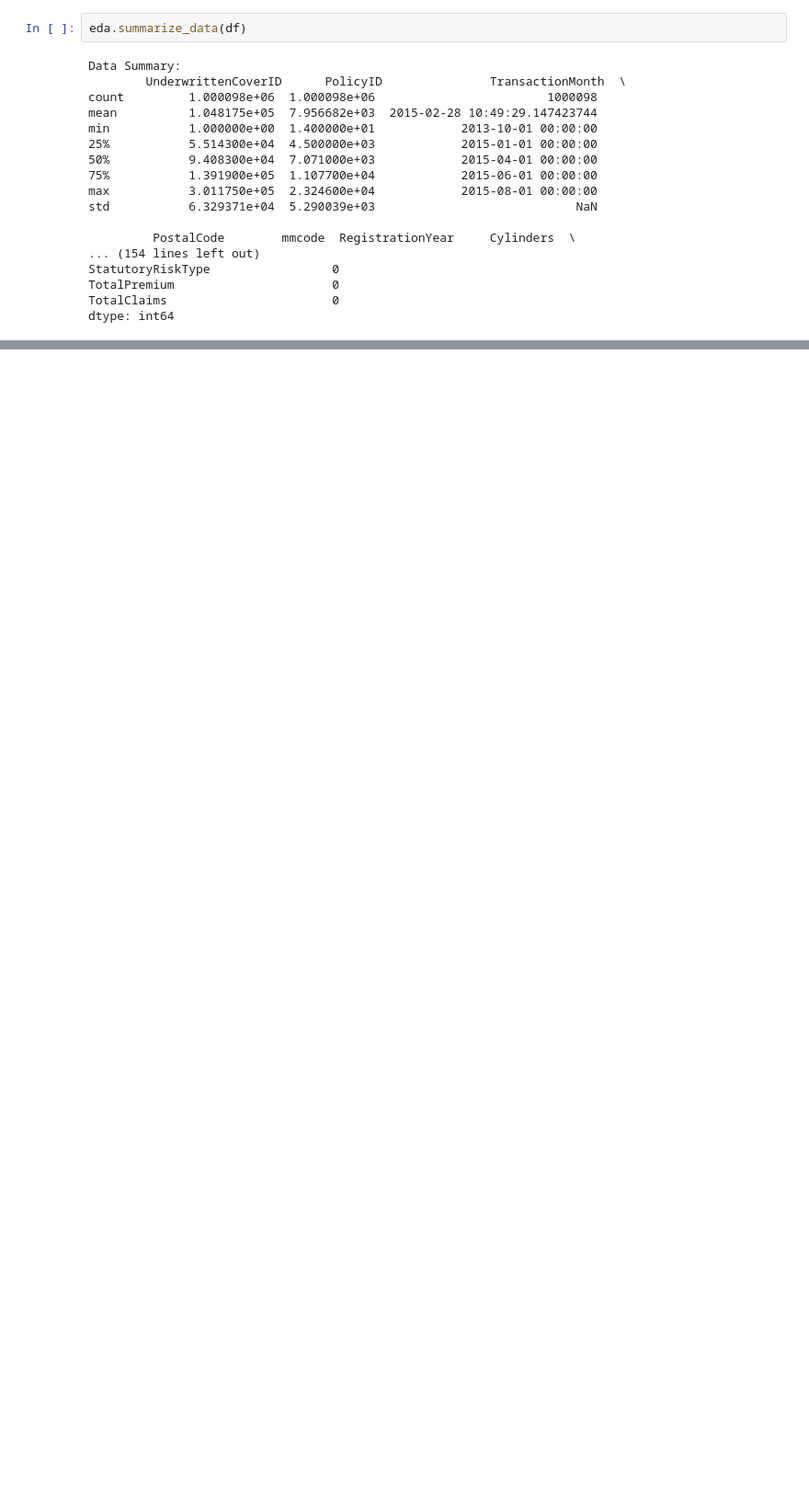
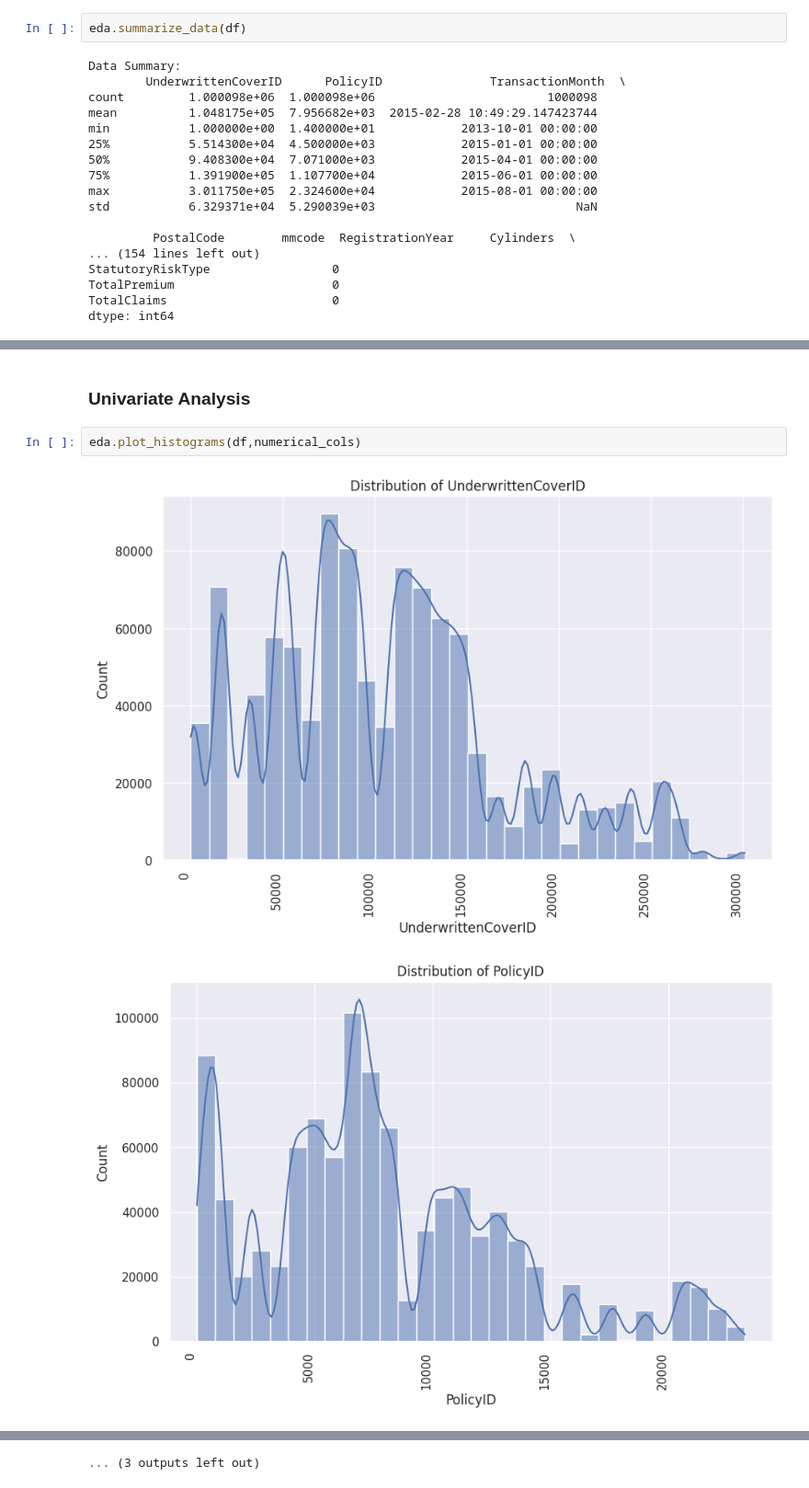
Before and after one commit to GetieBalew24/AlphaCare_Insurance_Solutions, a Jupyter notebook: notebooks/Descriptive_data_analysis.ipynb, the cells around one changed output, grey strips where cells are left out. Shown at 92% size. Cells and saved outputs as stored; diff of their text form; blank space fills up the shorter version.

Commit message:
EDA Univariate Analysis

```diff
--- a/notebooks/Descriptive_data_analysis.ipynb
+++ b/notebooks/Descriptive_data_analysis.ipynb
@@ -172,0 +175,7 @@ dtype: int64
+# %% [markdown]
+### Univariate Analysis
+# %%
+eda.plot_histograms(df,numerical_cols)
+# %% [output]
+[figure, added]
+[figure, added]
@@ -172,0 +192 @@ dtype: int64
+... (3 outputs left out)
```
Also changed, not shown: parts of 3 cells of this notebook, 1 other file.
